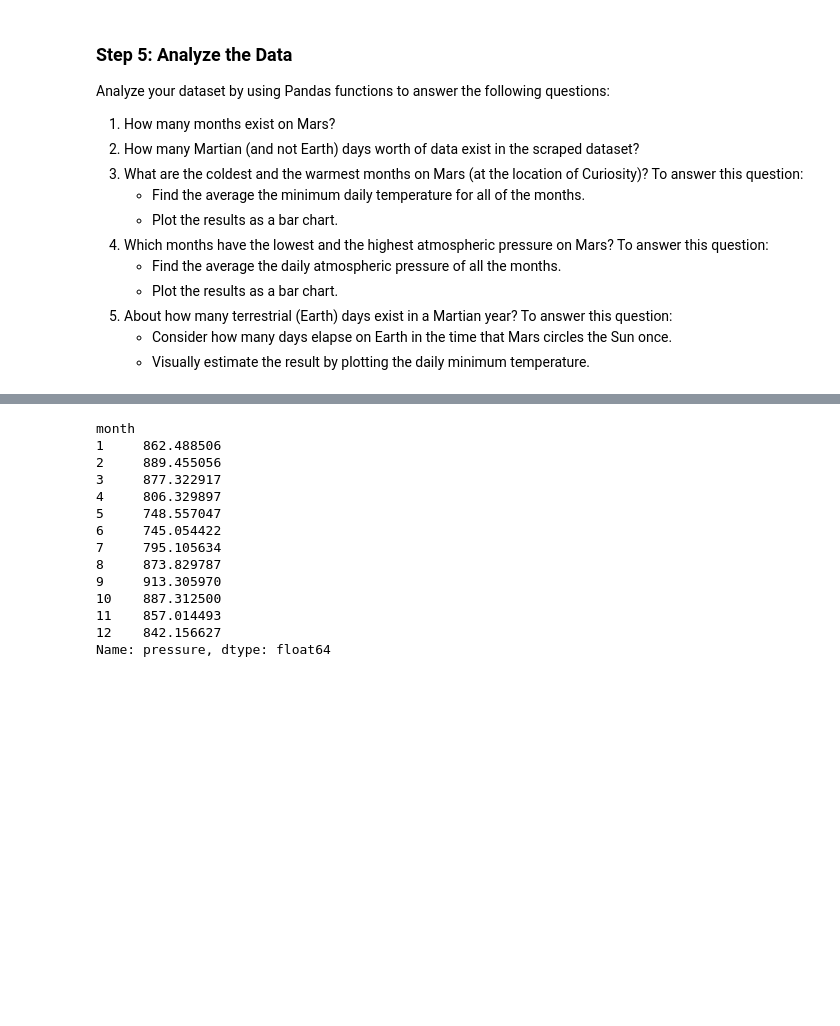
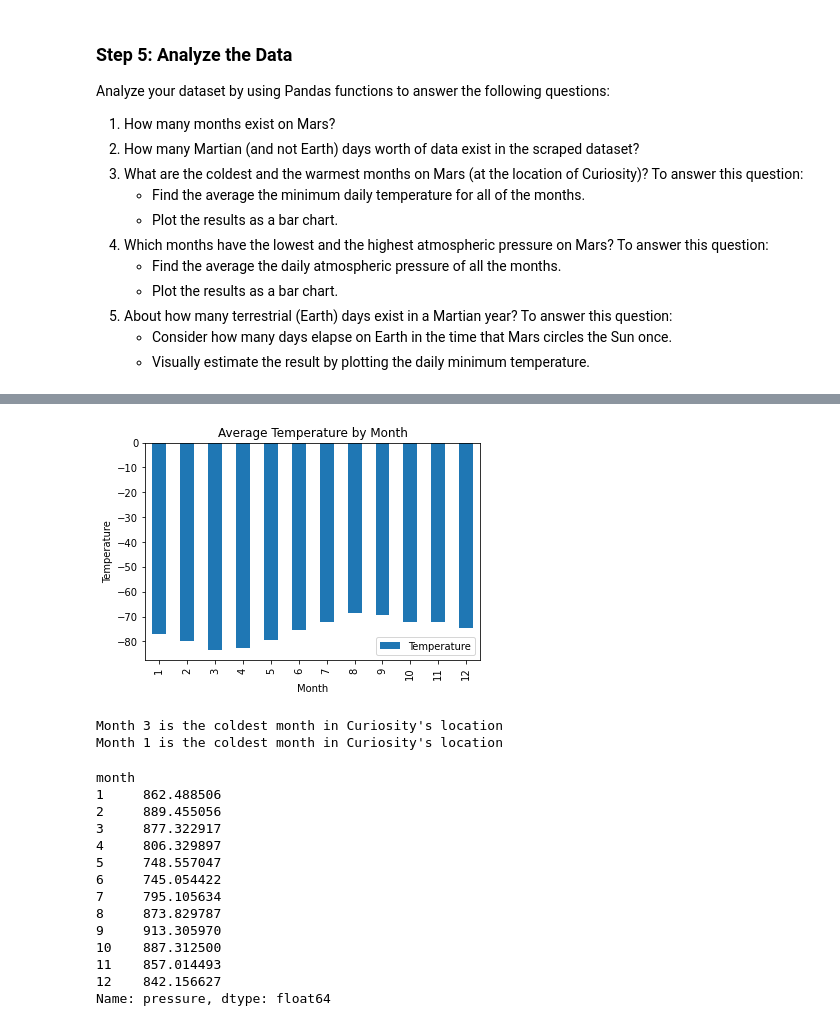
Before and after one commit to mdakegh/Mars_Mission, a Jupyter notebook: Mars_Mission/part_2_mars_weather.ipynb, the cells around one changed output, grey strips where cells are left out. Saved outputs shown, nothing was run; the diff lists cells and outputs as text; code cells hidden in the pictures; blank space fills up the shorter version.

```diff
--- a/Mars_Mission/part_2_mars_weather.ipynb
+++ b/Mars_Mission/part_2_mars_weather.ipynb
@@ -217,2 +180,32 @@ NameError: name 'month' is not defined
+# %%
+# Plot the average temperature by month
+
+# First find the average temp
+averageTemp = Mars_DF.groupby("month")[["min_temp"]].mean()
+
+#Then plot the chart using Matplotlib
+averageTemp.plot.bar()
+plt.title('Average Temperature by Month')
+plt.xlabel("Month")
+plt.ylabel("Temperature")
+plt.legend(["Temperature"])
+plt.show()
+# %% [output]
+[figure, added]
+# %%
+# Identify the coldest and hottest months in Curiosity's location
+monthlyTemps = Mars_DF.groupby("month")["min_temp"].agg([min, max])
+
+# Find month with the lowest minimum temperature
+coldestMonth = monthlyTemps[monthlyTemps["min"] == monthlyTemps["min"].min()].index[0]
+
+# Find month with the highest max temperature
+hottestMonth = monthlyTemps[monthlyTemps["max"] == monthlyTemps["max"].max()].index[0]
+
+print("Month", coldestMonth, "is the coldest month in Curiosity's location")
+print("Month", hottestMonth, "is the coldest month in Curiosity's location")
+# %% [output]
+Month 3 is the coldest month in Curiosity's location
+Month 1 is the coldest month in Curiosity's location
 # %%
 # 4. Average pressure by Martian month
```
Also changed, not shown: parts of 20 cells of this notebook, 1 other file.
